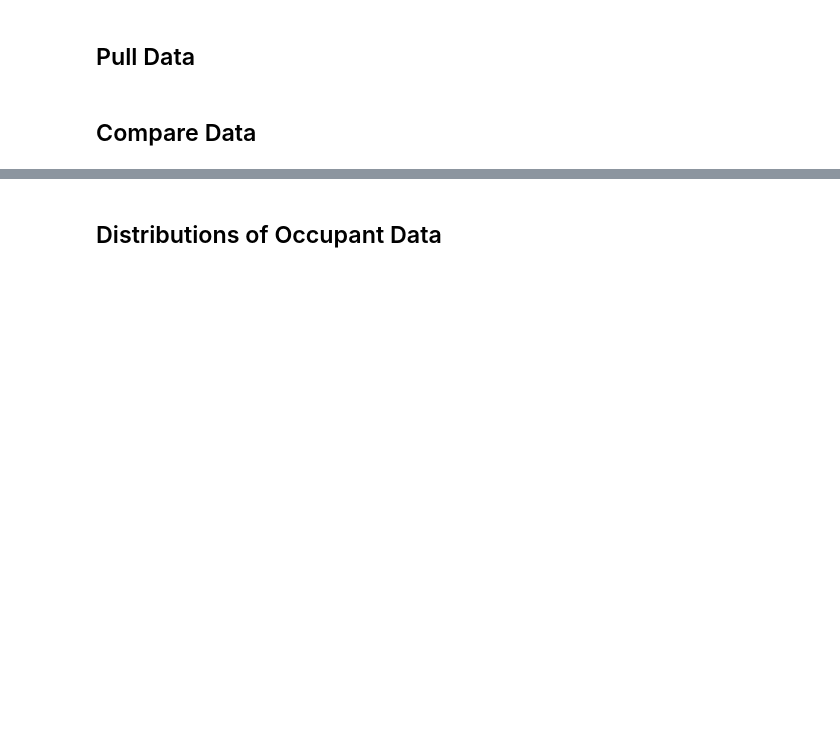
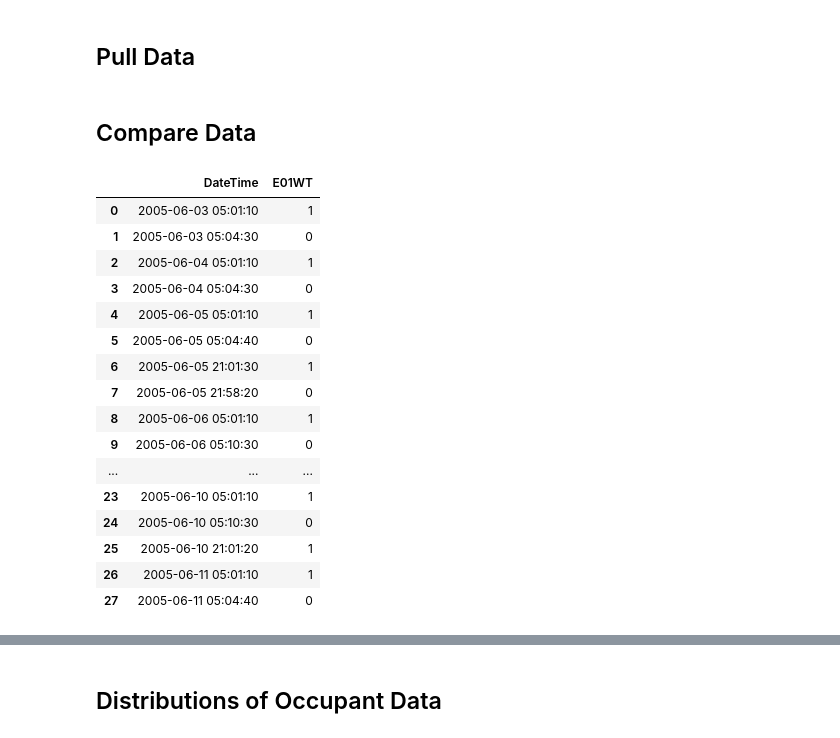
Before and after one commit to juliet29/windows, a Jupyter notebook: analysis/notebooks/230501_schweiker_data.ipynb, the cells around one changed output, grey strips where cells are left out. Drawn from its saved outputs; the diff is of its cells as text; code cells hidden in the pictures; blank space fills up the shorter version.

```diff
--- a/analysis/notebooks/230501_schweiker_data.ipynb
+++ b/analysis/notebooks/230501_schweiker_data.ipynb
@@ -73,0 +78,20 @@ plot_all_data_types(e01_june5)
+# %%
+e01_june10["tw"]
+# %% [output]
+|  | DateTime | E01WT |
+| 0 | 2005-06-03 05:01:10 | 1 |
+| 1 | 2005-06-03 05:04:30 | 0 |
+| 2 | 2005-06-04 05:01:10 | 1 |
+| 3 | 2005-06-04 05:04:30 | 0 |
+| 4 | 2005-06-05 05:01:10 | 1 |
+| 5 | 2005-06-05 05:04:40 | 0 |
+| 6 | 2005-06-05 21:01:30 | 1 |
+| 7 | 2005-06-05 21:58:20 | 0 |
+| 8 | 2005-06-06 05:01:10 | 1 |
+| 9 | 2005-06-06 05:10:30 | 0 |
+| ... | ... | ... |
+| 23 | 2005-06-10 05:01:10 | 1 |
+| 24 | 2005-06-10 05:10:30 | 0 |
+| 25 | 2005-06-10 21:01:20 | 1 |
+| 26 | 2005-06-11 05:01:10 | 1 |
+| 27 | 2005-06-11 05:04:40 | 0 |
```
Also changed, not shown: parts of 10 cells of this notebook, 7 other files.
